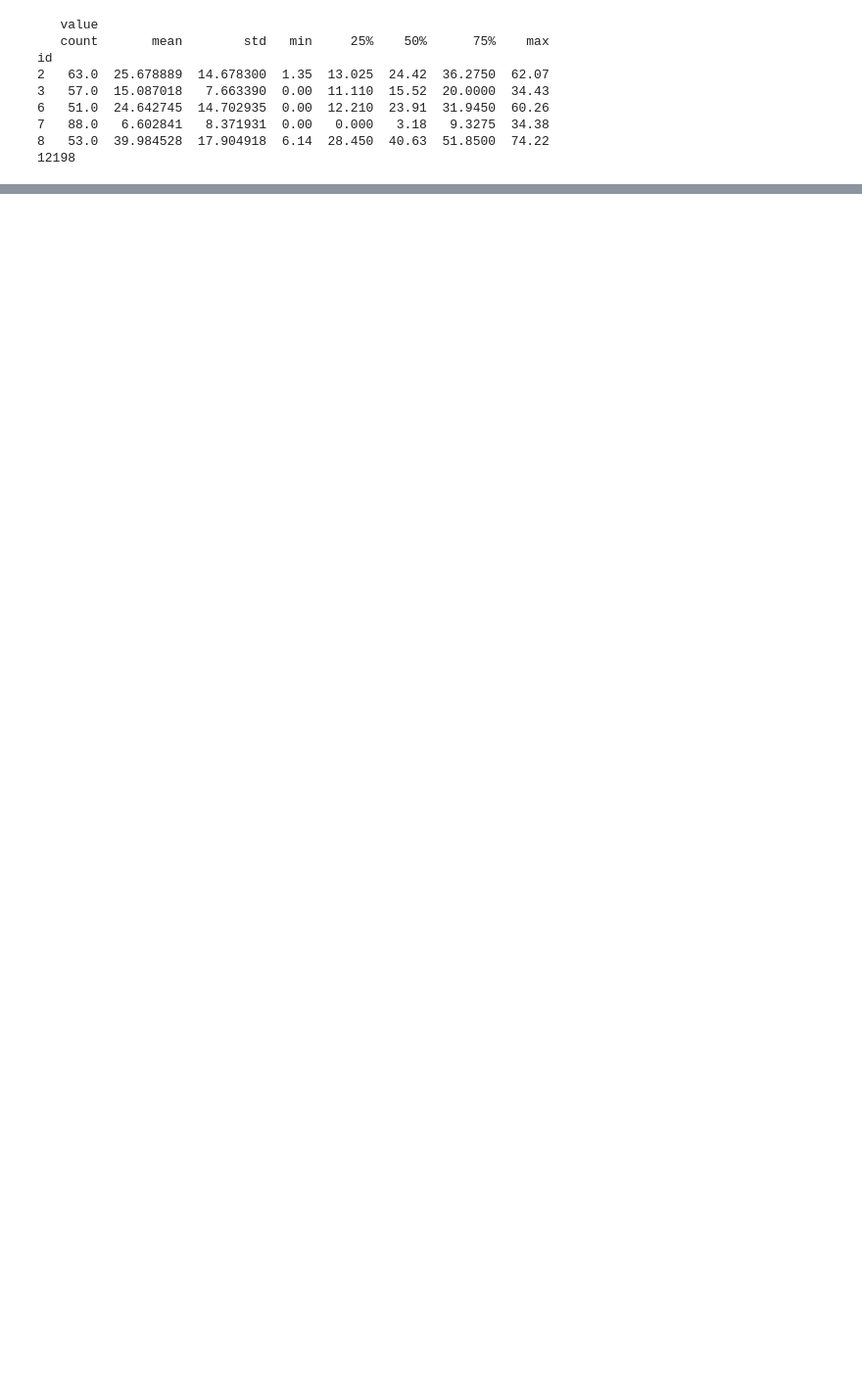
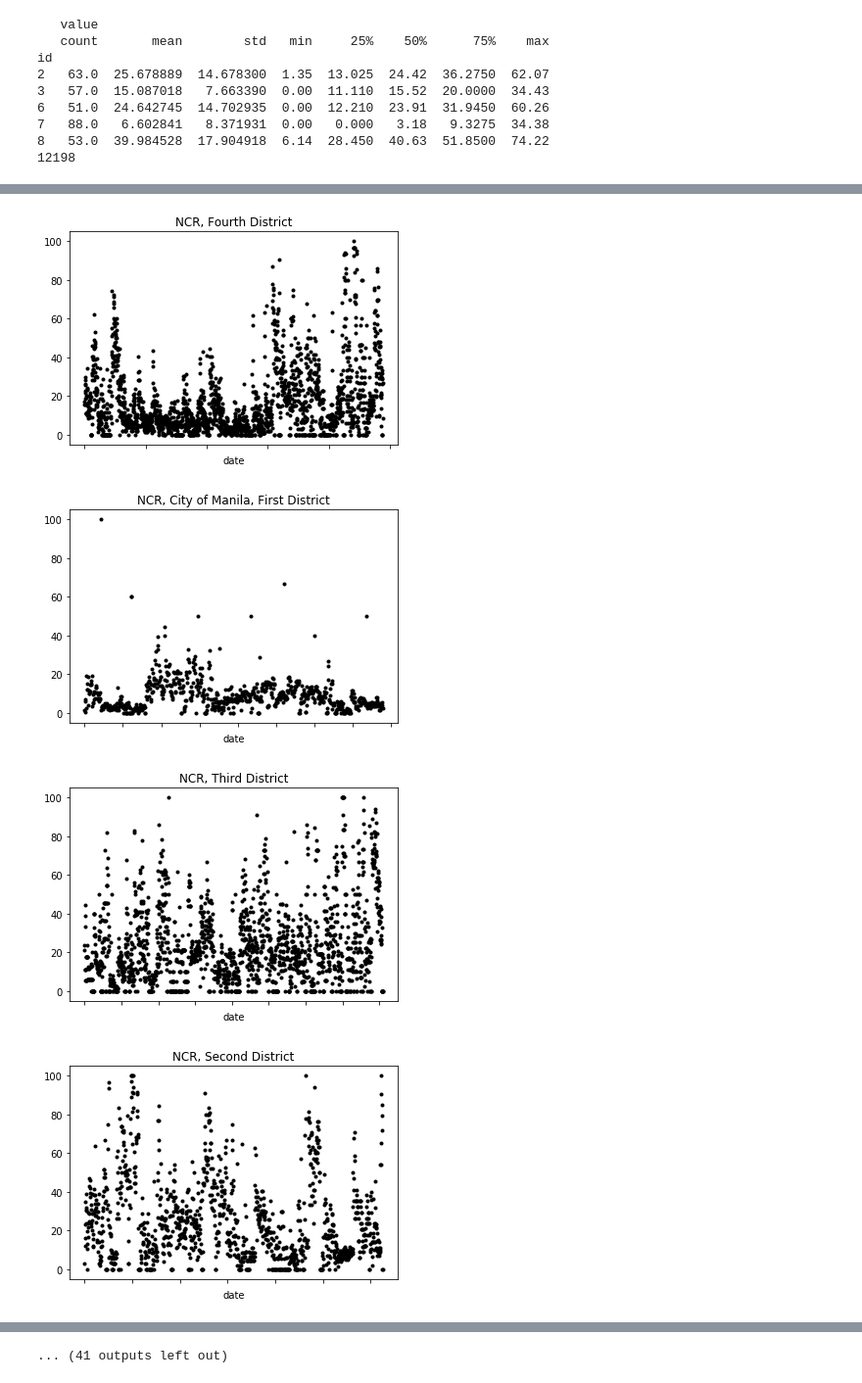
Before and after one commit to kopyakova/510seminar, a Jupyter notebook: School_Filter.ipynb, the cells around one changed output, grey strips where cells are left out. Shown at 98% size. Saved outputs shown, nothing was run; the diff lists cells and outputs as text; code cells hidden in the pictures; blank space fills up the shorter version.

```diff
--- a/School_Filter.ipynb
+++ b/School_Filter.ipynb
@@ -43,10 +28,9 @@ id
 # %%
 summary_df.columns = summary_df.columns.droplevel(0)
 # %%
-summary_df = summary_df[summary_df['count'] > 10] # only look at schools with more than 10 observations
-summary_df = summary_df[summary_df['max'] > 10] #filter schools with a max less than 10
-summary_df = summary_df[summary_df['mean'] < 90] #filter school with absurdly high means (questionable step)
-#summary_df = summary_df[~((summary_df['max']==100)&((summary_df['50%']==0)|(summary_df['50%']==100)))] #most 100 and 0 schools filtered
+summary_df = summary_df[summary_df['count'] > 50]
+summary_df = summary_df[summary_df['max'] > 10]
+summary_df = summary_df[summary_df['mean'] < 90]
 summary_df = summary_df[~(((summary_df['50%']==0)|(summary_df['50%']==100)))]
 summary_df = summary_df[~(summary_df['max'] == summary_df['min'])]
 # %%
@@ -79,0 +99,25 @@ S = semifiltered_df[['adm', 'id', 'value']].groupby(['adm', 'id']).describe()
+# %%
+# List of provinces
+adm_list = df['adm'].unique().tolist()
+# %%
+from matplotlib import pyplot as plt
+
+# Plot reported OviTrap index per province, some provinces are not included and are reported as an exception
+
+i = 0
+for province in adm_list:
+    df_test = semifiltered_df[semifiltered_df['adm']==province]
+    df_test = df_test.set_index(['date'])
+    try:
+        df_test['value'].plot(style='k.')
+        plt.title(province)
+        plt.show()
+    except:
+        print("An exception occurred")
+        i= i +1
+print('Number of missing provinces: ', i)
+# %% [output]
+[figure, added]
+[figure, added]
+[figure, added]
+[figure, added]
@@ -79,0 +132 @@ S = semifiltered_df[['adm', 'id', 'value']].groupby(['adm', 'id']).describe()
+... (41 outputs left out)
```
Also changed, not shown: parts of 11 cells of this notebook, 1 other file.
